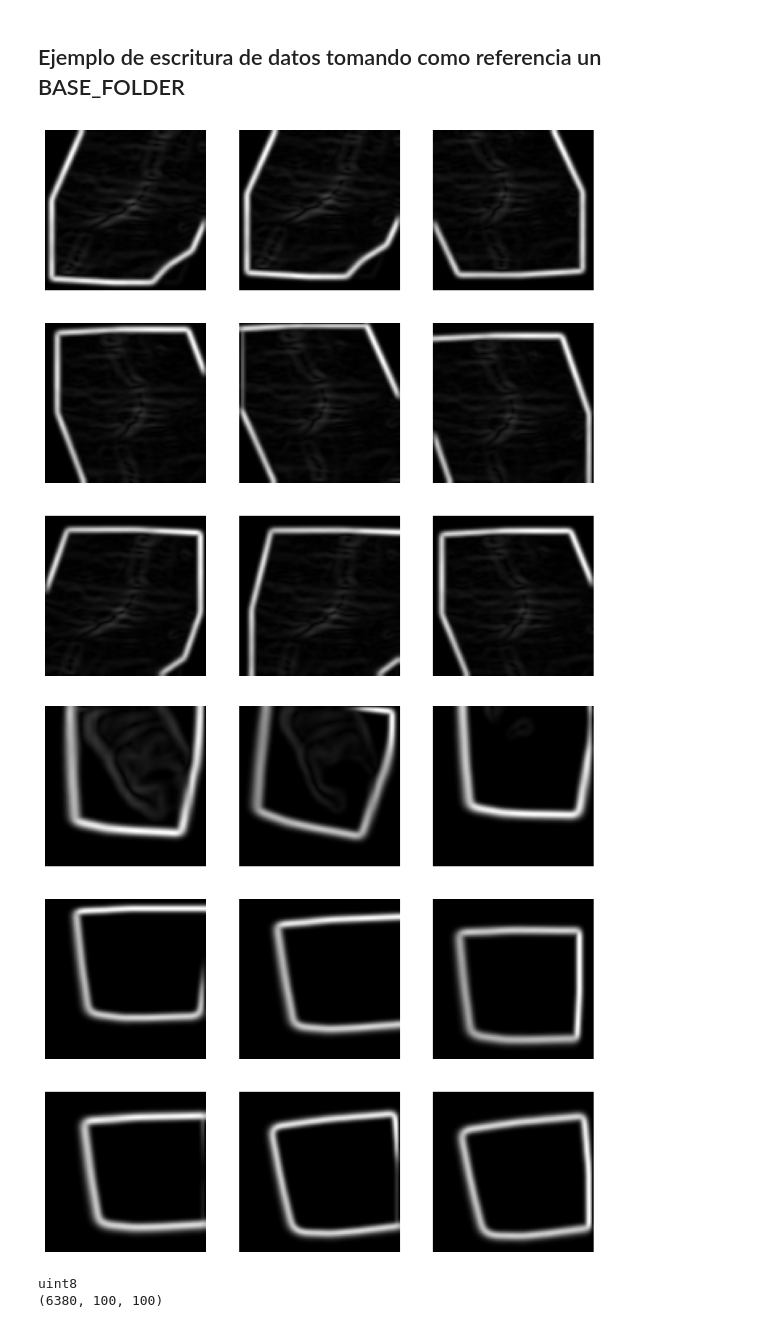
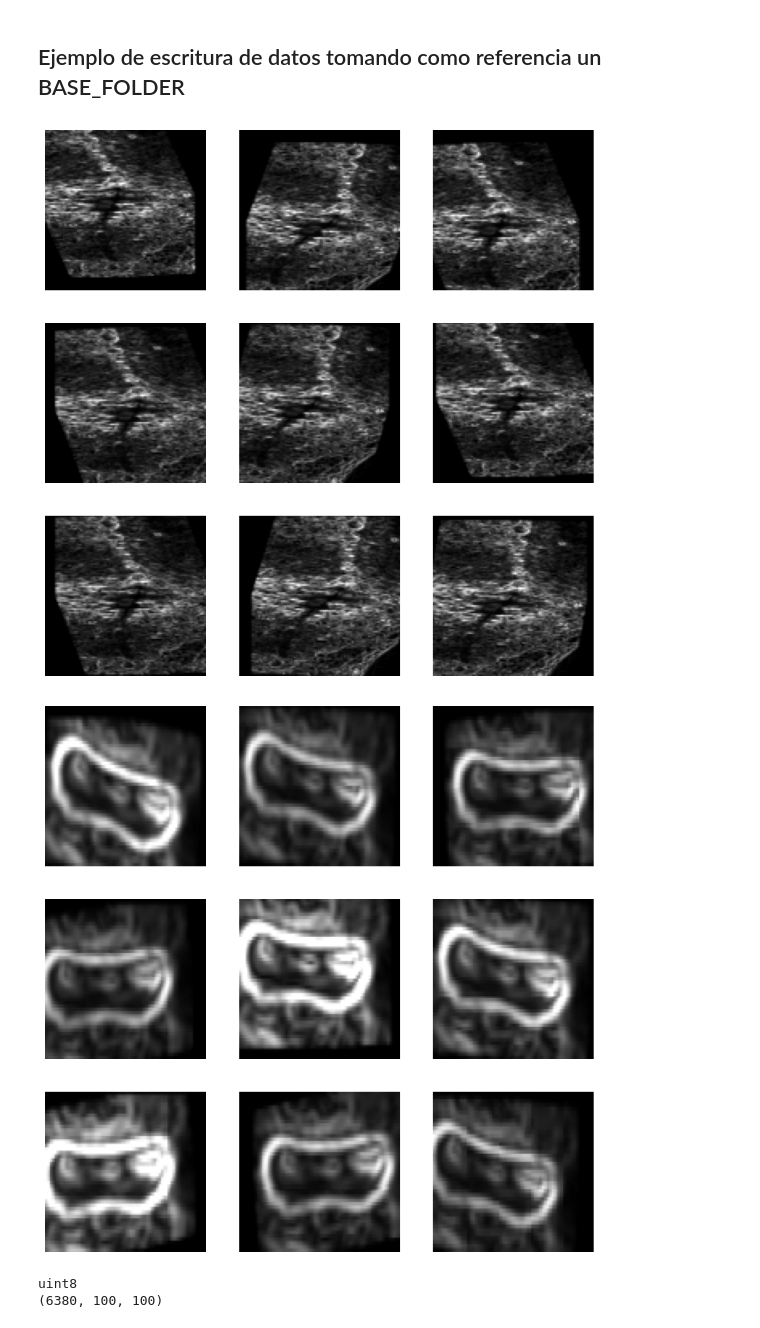
Before and after one commit to Sebas0399/tallerScars, a Jupyter notebook: Proyecto_Grupal.ipynb, the cells around one changed output. Cells and saved outputs as stored; diff of their text form; code cells hidden in the pictures.

```diff
--- a/Proyecto_Grupal.ipynb
+++ b/Proyecto_Grupal.ipynb
@@ -99,3 +132,5 @@ BASE_FOLDER = "C:/Users/Sebas/Desktop/Universidad/Taller/archive"
+# %%
+BASE_FOLDER = "C:/Users/srJ_5/OneDrive/Documentos/UNIVERSIDAD/9no semestre/TALLER 2/Reconocimiento de cicatricez/tallerScars/archive"
 # %% [markdown]
 ## Ejemplo de escritura de datos tomando como referencia un BASE_FOLDER
 # %%
@@ -148,8 +183,8 @@ def augment_image(image):
     # Ajuste de brillo y contraste
     brightness_factor = np.random.uniform(brightness_range[0], brightness_range[1])
     brightened_image = cv2.convertScaleAbs(resized_image, alpha=brightness_factor, beta=0)
-
-    return brightened_image
+    resized=cv2.resize(brightened_image,(100,100),interpolation = cv2.INTER_AREA)
+    return resized
 
 # Iterar sobre las imágenes en el directorio de entrenamiento y aplicar aumento de datos
 for i in os.listdir(train_dir):
@@ -157,9 +192,8 @@ for i in os.listdir(train_dir):
         image = cv2.imread(os.path.join(train_dir, i, j), cv2.IMREAD_GRAYSCALE)
         # Aplicar aumento de datos y agregar la imagen aumentada al conjunto de entrenamiento
         for _ in range(10):  # Ajusta num_augmentations_per_image según tu necesidad
-            augmented_image = augment_image(image)
-            resized=cv2.resize(augmented_image,(100,100),interpolation = cv2.INTER_AREA)
-            imagen_suavizada = cv2.GaussianBlur(resized, (5, 5), 0)
+            image=cv2.equalizeHist(image)
+            imagen_suavizada = cv2.medianBlur(image, 5)
 
 # Paso 2: Aclarar zonas oscuras (aumentar el contraste)
 # No necesitamos aplicar ecualización de histograma si ya estamos en escala de grises
@@ -169,8 +203,10 @@ for i in os.listdir(train_dir):
             sobely = cv2.Sobel(imagen_suavizada, cv2.CV_64F, 0, 1, ksize=5)
             gradiente_magnitud = np.sqrt(sobelx**2 + sobely**2)
             gradiente_magnitud = cv2.normalize(gradiente_magnitud, None, 0, 255, cv2.NORM_MINMAX, dtype=cv2.CV_8U)
+            augmented_image = augment_image(gradiente_magnitud)
 
-            x_train.append(gradiente_magnitud)
+
+            x_train.append(augmented_image)
 num_images = 9
 plt.figure(figsize=(10, 10))  # Tamaño del gráfico
 
@@ -181,37 +217,38 @@ for i in range(num_images):
 
 plt.show()
 # %% [output]
-[figure, old version]
+[figure, new version]
 # %%
 x_val=[]
 for i in os.listdir(val_dir):
     for j in os.listdir(os.path.join(val_dir, i)):
         image = cv2.imread(os.path.join(val_dir, i, j), cv2.IMREAD_GRAYSCALE)
 
         # Aplicar aumento de datos y agregar la imagen aumentada al conjunto de entrenamiento
         for _ in range(10):  # Ajusta num_augmentations_per_image según tu necesidad
-            augmented_image = augment_image(resized)
-            resized=cv2.resize(augmented_image,(100,100),interpolation = cv2.INTER_AREA)
-            imagen_suavizada = cv2.GaussianBlur(resized, (5, 5), 0)
+            image=cv2.equalizeHist(image)
+
+            imagen_suavizada = cv2.GaussianBlur(image, (3, 3), 0)
 
 # Paso 2: Aclarar zonas oscuras (aumentar el contraste)
 # No necesitamos aplicar ecualización de histograma si ya estamos en escala de grises
 
 # Paso 3: Aplicar el operador Sobel para detección de bordes
             sobelx = cv2.Sobel(imagen_suavizada, cv2.CV_64F, 1, 0, ksize=5)
             sobely = cv2.Sobel(imagen_suavizada, cv2.CV_64F, 0, 1, ksize=5)
             gradiente_magnitud = np.sqrt(sobelx**2 + sobely**2)
             gradiente_magnitud = cv2.normalize(gradiente_magnitud, None, 0, 255, cv2.NORM_MINMAX, dtype=cv2.CV_8U)
-            x_val.append(gradiente_magnitud)
+            augmented_image = augment_image(gradiente_magnitud)
+            x_val.append(augmented_image)
 num_images = 9
 plt.figure(figsize=(10, 10))  # Tamaño del gráfico
 
 for i in range(num_images):
     plt.subplot(3, 3, i + 1)  # 3 filas, 3 columnas, posición i+1
     plt.imshow(x_val[i+10], cmap='gray')  # Mostrar imagen en escala de grises
     plt.axis('off')  # Apagar ejes
 # %% [output]
-[figure, old version]
+[figure, new version]
 # %%
 x_test=[]
 for i in os.listdir(test_dir):
```
Also changed, not shown: parts of 20 cells of this notebook.
